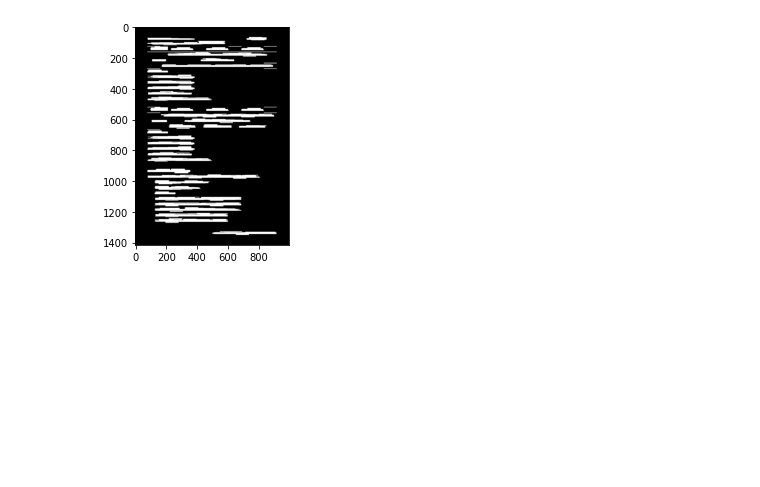
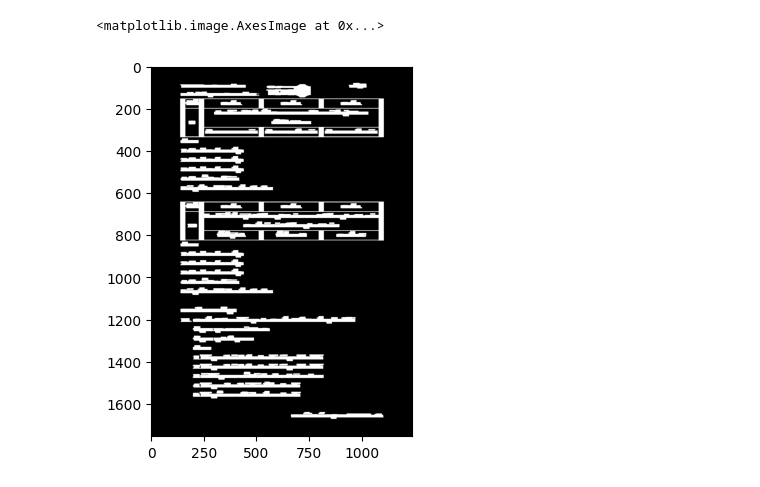
Before and after one commit to DSOECS/DS-OCR, a Jupyter notebook: charactor_segmentation.ipynb, the cells around one changed output. Cells and saved outputs as stored; diff of their text form; code cells hidden in the pictures; blank space fills up the shorter version.

```diff
--- a/charactor_segmentation.ipynb
+++ b/charactor_segmentation.ipynb
@@ -5,12 +5,3 @@ import matplotlib.pyplot as plt
 # %%
 img = cv2.imread('./test_image/test8.jpg')
 img = cv2.cvtColor(img, cv2.COLOR_BGR2RGB)
-
-h, w, c = img.shape
-
-if w > 1000:
-    new_w = 1000
-    ar = w/h
-    new_h = int(new_w/ar)
-    img = cv2.resize(img, (new_w, new_h), interpolation = cv2.INTER_AREA)
-plt.imshow(img)
@@ -20,7 +8,8 @@ plt.imshow(img)
 # %%
 def thresholding(image):
-    img_gray = cv2.cvtColor(image,cv2.COLOR_BGR2GRAY)
-    ret,thresh = cv2.threshold(img_gray,80,255,cv2.THRESH_BINARY_INV)
+    img_gray = cv2.cvtColor(image, cv2.COLOR_BGR2GRAY)
+    ret, thresh = cv2.threshold(img_gray, 0, 255, cv2.THRESH_BINARY_INV + cv2.THRESH_OTSU)
+    print(img_gray)
     plt.imshow(thresh, cmap='gray')
     return thresh
 
@@ -30,8 +26,10 @@ thresh_img = thresholding(img)
 # %%
-#dilation
-kernel = np.ones((3,85), np.uint8)
-dilated = cv2.dilate(thresh_img, kernel, iterations = 1)
-plt.imshow(dilated, cmap='gray');
+kernel = np.ones((3, 25), np.uint8)
+
+#vertical lines kernel เพื่อเพิ่มขนาดของเส้นตามแนวตั้ง เพราะเราไม่รู้ว่ารูปที่ input เข้ามาจะเข้มแค่ไหน โดยใช้ kernel ขนาด 3x25 และใช้คำสั่ง dilate ในการทำการขยายขนาดของเส้น 1 ครั้ง โดยใช้ iterations=1
+dilated = cv2.dilate(thresh_img, kernel, iterations=1)
+plt.imshow(dilated, cmap='gray')
 # %% [output]
+<matplotlib.image.AxesImage at 0x...>
-[figure, old version]
+[figure, new version]
 # %%
```
Also changed, not shown: parts of 17 cells of this notebook, 4 other files.
